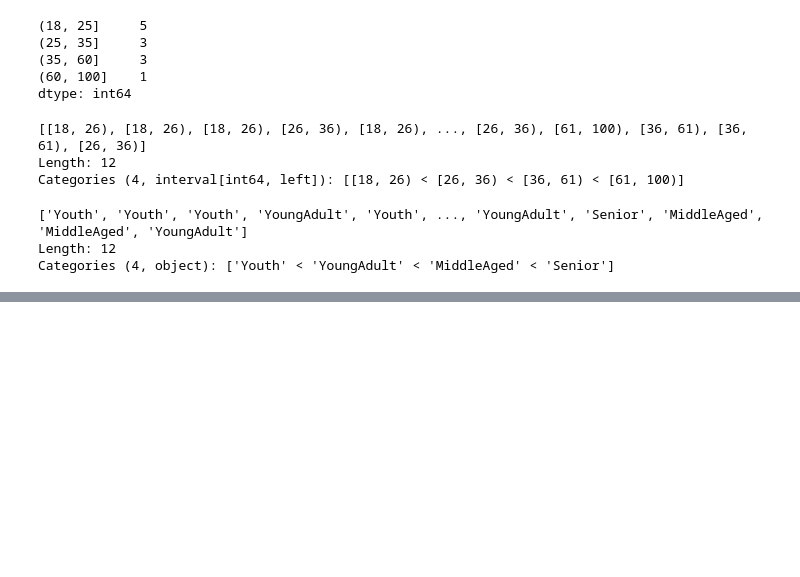
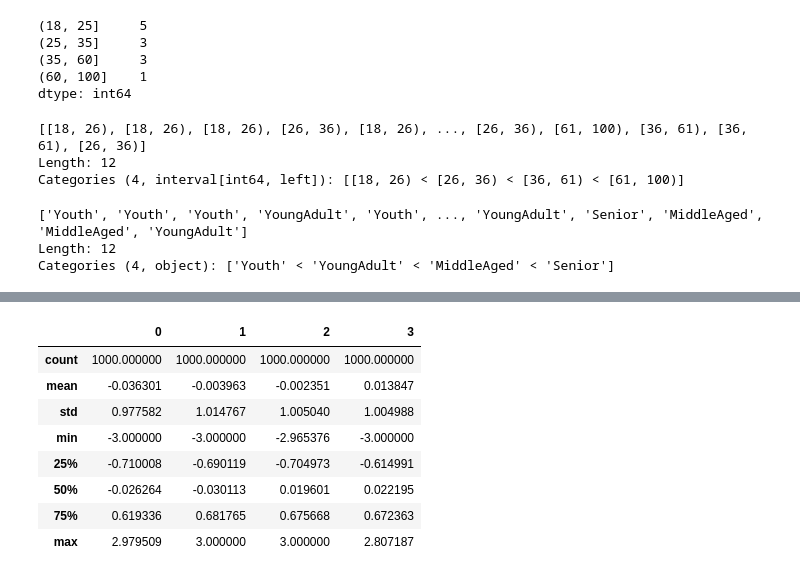
Before and after one commit to 1990Jasonlee/WesWrangling, a Jupyter notebook: Chapter7WorkAlong.ipynb, the cells around one changed output, grey strips where cells are left out. Drawn from its saved outputs; the diff is of its cells as text; code cells hidden in the pictures; blank space fills up the shorter version.

```diff
--- a/Chapter7WorkAlong.ipynb
+++ b/Chapter7WorkAlong.ipynb
@@ -435,0 +502,14 @@ data = np.random.rand
+# %%
+data[np.abs(data) > 3] = np.sign(data) * 3
+# %%
+data.describe()
+# %% [output]
+|  | 0 | 1 | 2 | 3 |
+| count | 1000.000000 | 1000.000000 | 1000.000000 | 1000.000000 |
+| mean | -0.036301 | -0.003963 | -0.002351 | 0.013847 |
+| std | 0.977582 | 1.014767 | 1.005040 | 1.004988 |
+| min | -3.000000 | -3.000000 | -2.965376 | -3.000000 |
+| 25% | -0.710008 | -0.690119 | -0.704973 | -0.614991 |
+| 50% | -0.026264 | -0.030113 | 0.019601 | 0.022195 |
+| 75% | 0.619336 | 0.681765 | 0.675668 | 0.672363 |
+| max | 2.979509 | 3.000000 | 3.000000 | 2.807187 |
```
Also changed, not shown: parts of 92 cells of this notebook, 1 other file.
